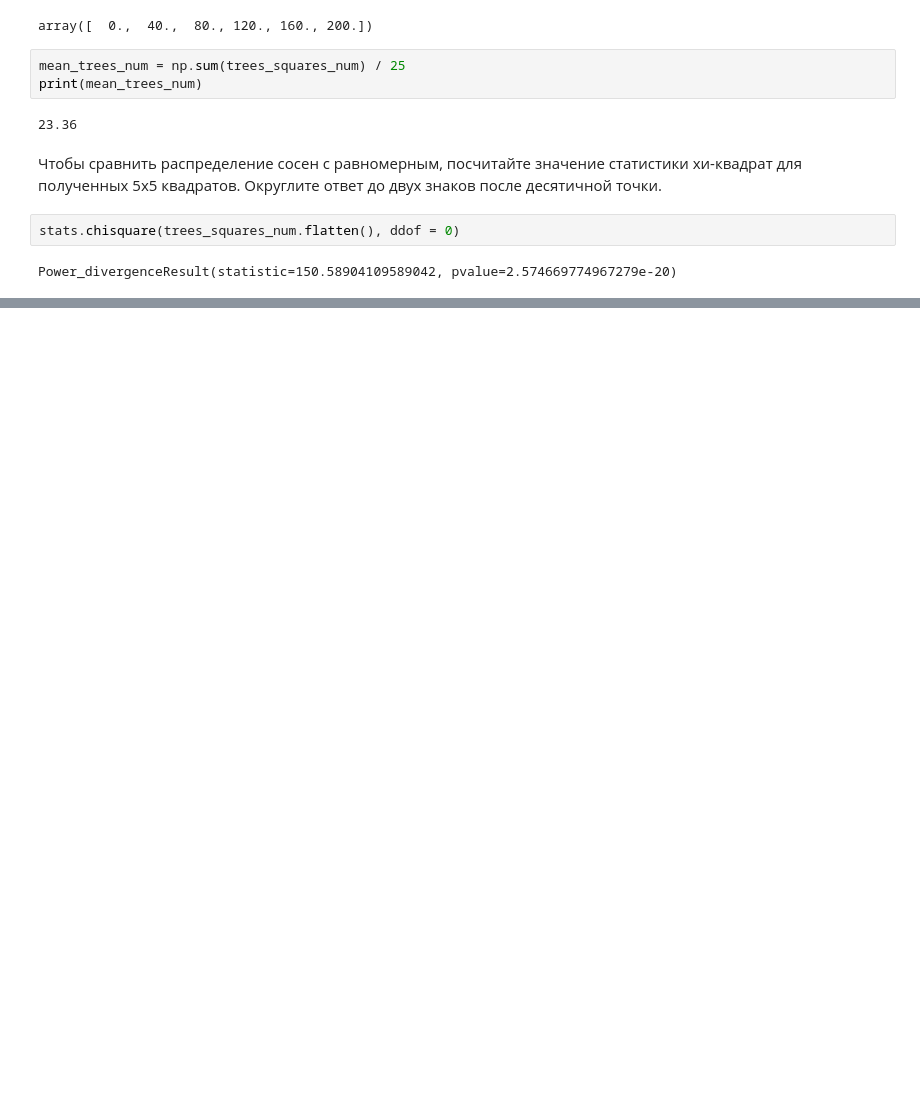
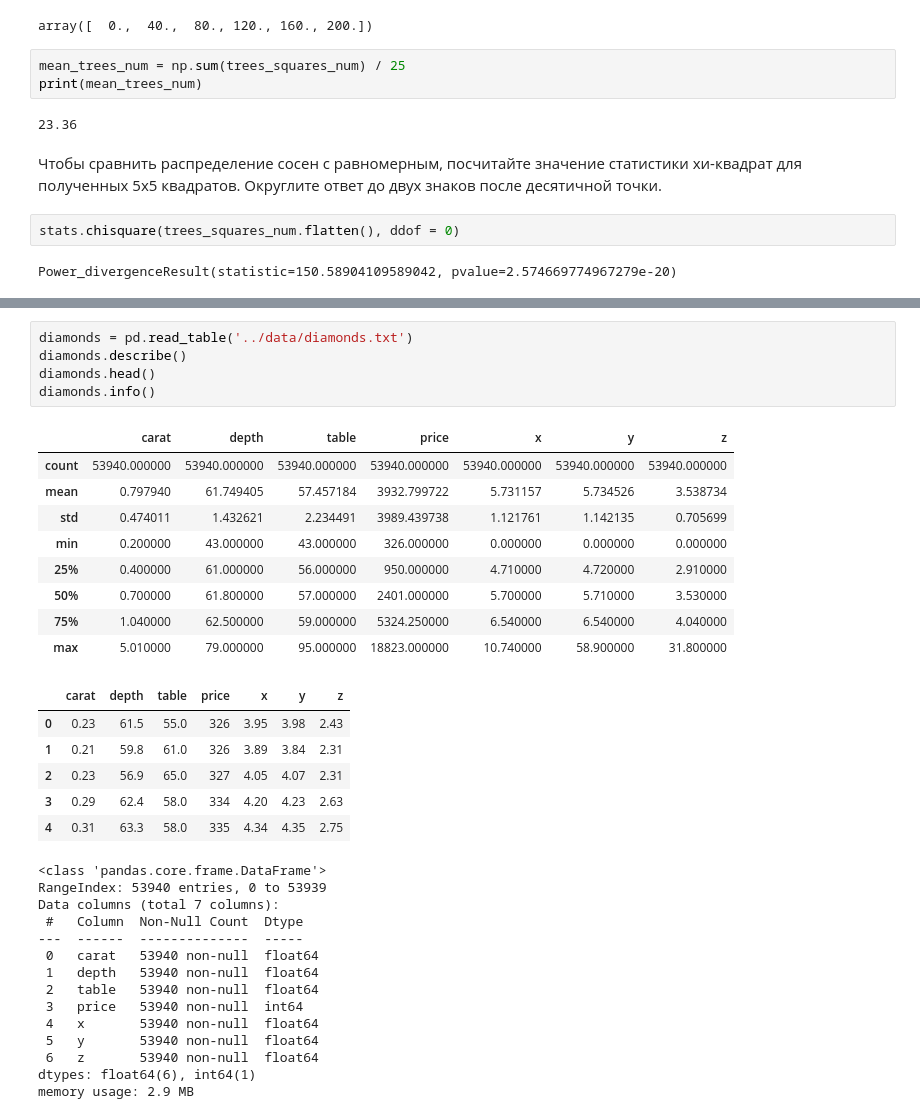
Before and after one commit to AlexG888/Specialization_from_MIPT_and_Yandex, a Jupyter notebook: course_4/theoretical_notebooks/tests.ipynb, the cells around one changed output, grey strips where cells are left out. Saved outputs shown, nothing was run; the diff lists cells and outputs as text; blank space fills up the shorter version.

```diff
--- a/course_4/theoretical_notebooks/tests.ipynb
+++ b/course_4/theoretical_notebooks/tests.ipynb
@@ -330,0 +373,35 @@ Power_divergenceResult(statistic=150.58904109589042, pvalue=2.574669774967279e-2
+# %%
+diamonds = pd.read_table('../data/diamonds.txt')
+diamonds.describe()
+diamonds.head()
+diamonds.info()
+# %% [output]
+|  | carat | depth | table | price | x | y | z |
+| count | 53940.000000 | 53940.000000 | 53940.000000 | 53940.000000 | 53940.000000 | 53940.000000 | 53940.000000 |
+| mean | 0.797940 | 61.749405 | 57.457184 | 3932.799722 | 5.731157 | 5.734526 | 3.538734 |
+| std | 0.474011 | 1.432621 | 2.234491 | 3989.439738 | 1.121761 | 1.142135 | 0.705699 |
+| min | 0.200000 | 43.000000 | 43.000000 | 326.000000 | 0.000000 | 0.000000 | 0.000000 |
+| 25% | 0.400000 | 61.000000 | 56.000000 | 950.000000 | 4.710000 | 4.720000 | 2.910000 |
+| 50% | 0.700000 | 61.800000 | 57.000000 | 2401.000000 | 5.700000 | 5.710000 | 3.530000 |
+| 75% | 1.040000 | 62.500000 | 59.000000 | 5324.250000 | 6.540000 | 6.540000 | 4.040000 |
+| max | 5.010000 | 79.000000 | 95.000000 | 18823.000000 | 10.740000 | 58.900000 | 31.800000 |
+|  | carat | depth | table | price | x | y | z |
+| 0 | 0.23 | 61.5 | 55.0 | 326 | 3.95 | 3.98 | 2.43 |
+| 1 | 0.21 | 59.8 | 61.0 | 326 | 3.89 | 3.84 | 2.31 |
+| 2 | 0.23 | 56.9 | 65.0 | 327 | 4.05 | 4.07 | 2.31 |
+| 3 | 0.29 | 62.4 | 58.0 | 334 | 4.20 | 4.23 | 2.63 |
+| 4 | 0.31 | 63.3 | 58.0 | 335 | 4.34 | 4.35 | 2.75 |
+<class 'pandas.core.frame.DataFrame'>
+RangeIndex: 53940 entries, 0 to 53939
+Data columns (total 7 columns):
+ #   Column  Non-Null Count  Dtype
+---  ------  --------------  -----
+ 0   carat   53940 non-null  float64
+ 1   depth   53940 non-null  float64
+ 2   table   53940 non-null  float64
+ 3   price   53940 non-null  int64
+ 4   x       53940 non-null  float64
+ 5   y       53940 non-null  float64
+ 6   z       53940 non-null  float64
+dtypes: float64(6), int64(1)
+memory usage: 2.9 MB
```
Also changed, not shown: parts of 50 cells of this notebook, 8 other files.
